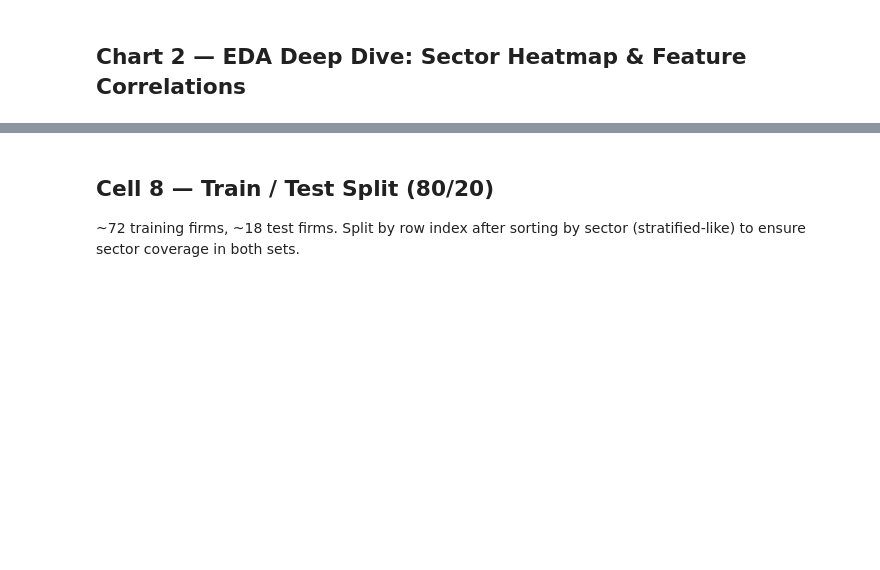
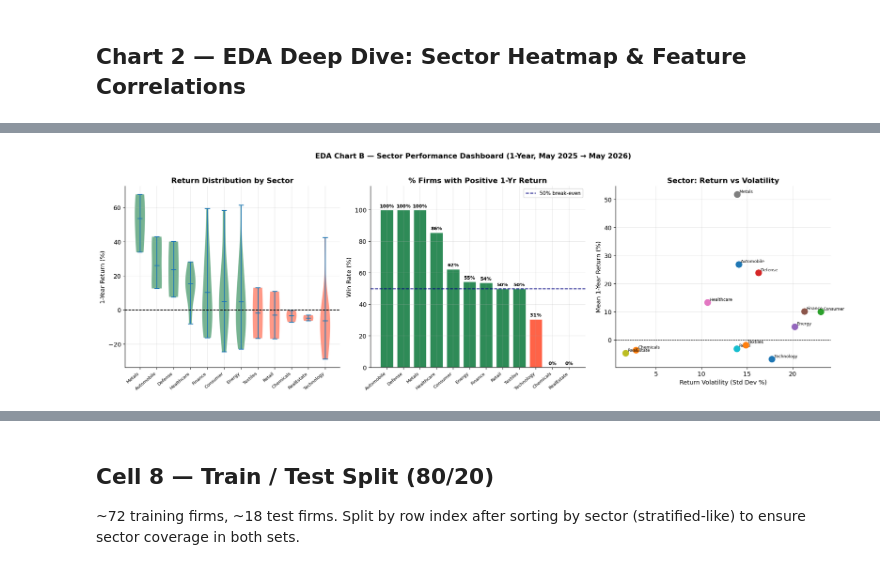
Before and after one commit to vaishnavijagtapma2025/stock-market-analysis-python, a Jupyter notebook: notebooks/Indian_Equity_Predictor_ECO6810_CLEAN (1).ipynb, the cells around one changed output, grey strips where cells are left out. Cells and saved outputs as stored; diff of their text form; code cells hidden in the pictures; blank space fills up the shorter version.

```diff
--- a/notebooks/Indian_Equity_Predictor_ECO6810_CLEAN (1).ipynb
+++ b/notebooks/Indian_Equity_Predictor_ECO6810_CLEAN (1).ipynb
@@ -399,0 +589,84 @@ plt.show()
+# %%
+# ═══════════════════════════════════════════════════════════
+# EDA CHART B — Sector Performance Dashboard
+# ═══════════════════════════════════════════════════════════
+import matplotlib.patches as mpatches
+
+sectors_all = sorted(df["Sector"].unique())
+sec_returns = {s: df[df["Sector"]==s]["actual_1yr_return"].values * 100 for s in sectors_all}
+sec_mean    = {s: np.mean(v) for s,v in sec_returns.items()}
+sec_std     = {s: np.std(v)  for s,v in sec_returns.items()}
+sec_winrate = {s: np.mean(np.array(v)>0)*100 for s,v in sec_returns.items()}
+
+fig, axes = plt.subplots(1, 3, figsize=(19, 6))
+
+# (1) Violin plot: return distribution by sector
+sorted_secs = sorted(sec_returns.keys(), key=lambda s: sec_mean[s], reverse=True)
+parts = axes[0].violinplot([sec_returns[s] for s in sorted_secs],
+                            positions=range(len(sorted_secs)), showmedians=True, widths=0.6)
+for i, pc in enumerate(parts["bodies"]):
+    pc.set_facecolor("seagreen" if sec_mean[sorted_secs[i]] >= 0 else "tomato")
+    pc.set_alpha(0.65)
+axes[0].set_xticks(range(len(sorted_secs)))
+axes[0].set_xticklabels(sorted_secs, rotation=40, ha="right", fontsize=8)
+axes[0].axhline(0, color="black", lw=1.2, linestyle="--")
+axes[0].set_ylabel("1-Year Return (%)")
+axes[0].set_title("Return Distribution by Sector", fontweight="bold")
+
+# (2) Win rate bar chart
+sorted_wr = sorted(sec_winrate.keys(), key=lambda s: sec_winrate[s], reverse=True)
+wr_vals   = [sec_winrate[s] for s in sorted_wr]
+wr_colors = ["seagreen" if v >= 50 else "tomato" for v in wr_vals]
+bars = axes[1].bar(sorted_wr, wr_vals, color=wr_colors, edgecolor="white", lw=1.5)
+axes[1].axhline(50, color="navy", linestyle="--", lw=1.5, label="50% break-even")
+for bar, val in zip(bars, wr_vals):
+    axes[1].text(bar.get_x()+bar.get_width()/2, bar.get_height()+1.5,
+                  f"{val:.0f}%", ha="center", fontsize=8.5, fontweight="bold")
+axes[1].set_xticklabels(sorted_wr, rotation=40, ha="right", fontsize=8)
+axes[1].set_ylabel("Win Rate (%)")
+axes[1].set_title("% Firms with Positive 1-Yr Return", fontweight="bold")
+axes[1].set_ylim(0, 115)
+axes[1].legend(fontsize=9)
+
+# (3) Return vs Volatility scatter
+for s in sectors_all:
+    axes[2].scatter(sec_std[s], sec_mean[s], s=120, label=s, zorder=3)
+    axes[2].annotate(s, (sec_std[s], sec_mean[s]), xytext=(4,3),
+                      textcoords="offset points", fontsize=7.5)
+axes[2].axhline(0, color="black", lw=0.8, linestyle="--")
+axes[2].set_xlabel("Return Volatility (Std Dev %)")
+axes[2].set_ylabel("Mean 1-Year Return (%)")
+axes[2].set_title("Sector: Return vs Volatility", fontweight="bold")
+
+plt.suptitle("EDA Chart B — Sector Performance Dashboard (1-Year, May 2025 → May 2026)",
+              fontsize=13, fontweight="bold", y=1.02)
+plt.tight_layout()
+plt.savefig("outputs/eda_chartB_sector_performance.png", bbox_inches="tight", dpi=120)
+plt.show()
+
+# ── Printed EDA Report: Sector Performance ───────────────────────────────
+print("=" * 65)
+print("  EDA REPORT: SECTOR PERFORMANCE (1-Year, May 2025–May 2026)")
+print("=" * 65)
+print(f"  {'Sector':<14} {'Mean Ret':>9} {'Std Dev':>9} {'Win Rate':>10} {'N':>4}")
+print("  " + "-"*52)
+for s in sorted(sec_mean.keys(), key=lambda x: sec_mean[x], reverse=True):
+    n = len(sec_returns[s])
+    print(f"  {s:<14} {sec_mean[s]:>8.1f}%  {sec_std[s]:>7.1f}%  {sec_winrate[s]:>8.1f}%   {n:>3}")
+print("=" * 65)
+best_sec  = max(sec_mean, key=sec_mean.get)
+worst_sec = min(sec_mean, key=sec_mean.get)
+print(f"  Best sector    : {best_sec} ({sec_mean[best_sec]:.1f}% avg return)")
+print(f"  Worst sector   : {worst_sec} ({sec_mean[worst_sec]:.1f}% avg return)")
+print(f"  Market avg ret : {df['actual_1yr_return'].mean()*100:.1f}%")
+print(f"  Market win rate: {(df['actual_1yr_return']>0).mean()*100:.1f}% of firms gained")
+print("=" * 65)
+print("  INTERPRETATION:")
+print("  Sector-level variation in returns is substantial, validating the")
+print("  charter's inclusion of sector-relative signals (sector_median_pe,")
+print("  relative_pe, sector_avg_margin, sector_avg_growth) as features.")
+print("  High-volatility sectors like RealEstate and Defense show the")
+print("  widest return dispersions — informative for model calibration.")
+print("=" * 65)
+# %% [output]
+[figure, added]
```
Also changed, not shown: parts of 27 cells of this notebook.
